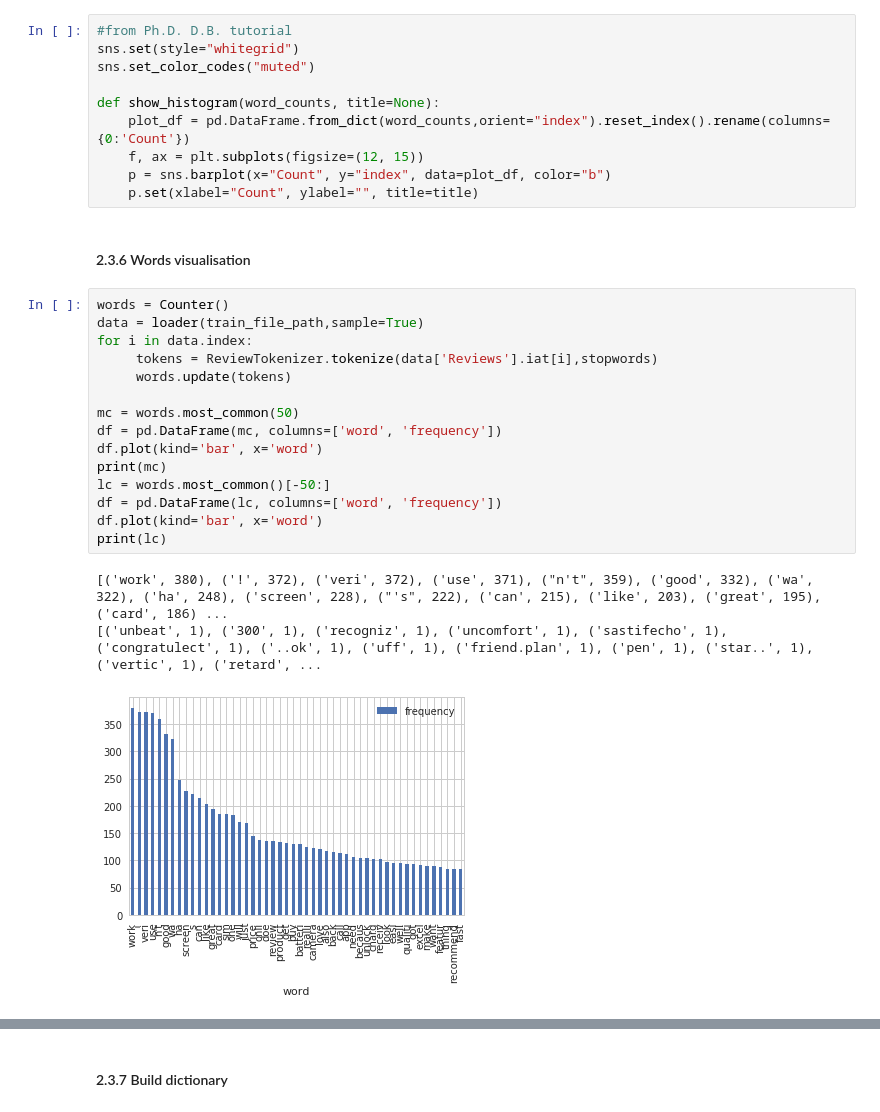
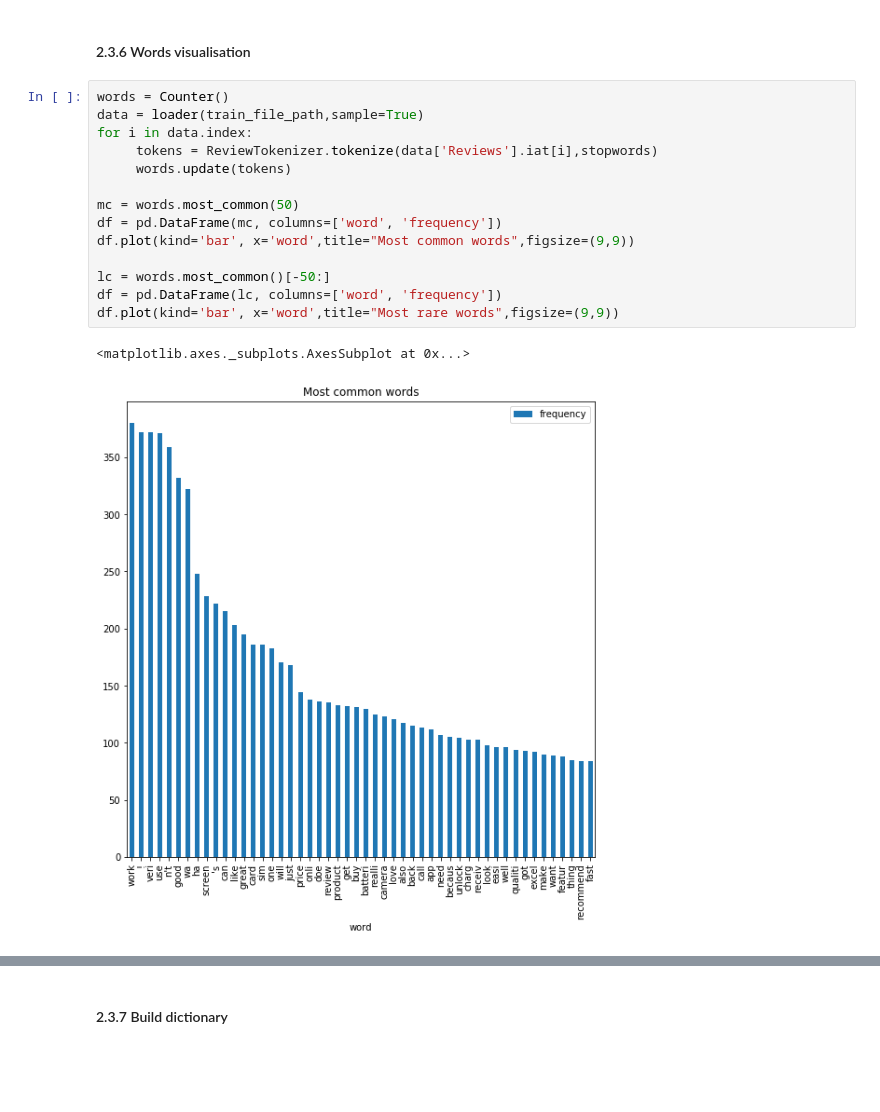
Before and after one commit to writ3it/AI_CellMe, a Jupyter notebook: main.ipynb, the cells around one changed output, grey strips where cells are left out. Cells and saved outputs as stored; diff of their text form; blank space fills up the shorter version.

```diff
--- a/main.ipynb
+++ b/main.ipynb
@@ -129,31 +125,19 @@ class ReviewTokenizer(WordTokenizer):
-# %%
-#from Ph.D. D.B. tutorial
-sns.set(style="whitegrid")
-sns.set_color_codes("muted")
-
-def show_histogram(word_counts, title=None):
-    plot_df = pd.DataFrame.from_dict(word_counts,orient="index").reset_index().rename(columns={0:'Count'})
-    f, ax = plt.subplots(figsize=(12, 15))
-    p = sns.barplot(x="Count", y="index", data=plot_df, color="b")
-    p.set(xlabel="Count", ylabel="", title=title)
 # %% [markdown]
 #### 2.3.6 Words visualisation
 # %%
 words = Counter()
 data = loader(train_file_path,sample=True)
 for i in data.index:
      tokens = ReviewTokenizer.tokenize(data['Reviews'].iat[i],stopwords)
      words.update(tokens)
 
 mc = words.most_common(50)
 df = pd.DataFrame(mc, columns=['word', 'frequency'])
-df.plot(kind='bar', x='word')
-print(mc)
+df.plot(kind='bar', x='word',title="Most common words",figsize=(9,9))
+
 lc = words.most_common()[-50:]
 df = pd.DataFrame(lc, columns=['word', 'frequency'])
-df.plot(kind='bar', x='word')
-print(lc)
+df.plot(kind='bar', x='word',title="Most rare words",figsize=(9,9))
 # %% [output]
-[('work', 380), ('!', 372), ('veri', 372), ('use', 371), ("n't", 359), ('good', 332), ('wa', 322), ('ha', 248), ('screen', 228), ("'s", 222), ('can', 215), ('like', 203), ('great', 195), ('card', 186) ...
-[('unbeat', 1), ('300', 1), ('recogniz', 1), ('uncomfort', 1), ('sastifecho', 1), ('congratulect', 1), ('..ok', 1), ('uff', 1), ('friend.plan', 1), ('pen', 1), ('star..', 1), ('vertic', 1), ('retard', ...
+<matplotlib.axes._subplots.AxesSubplot at 0x...>
-[figure, old version]
+[figure, new version]
```
Also changed, not shown: parts of 19 cells of this notebook.
